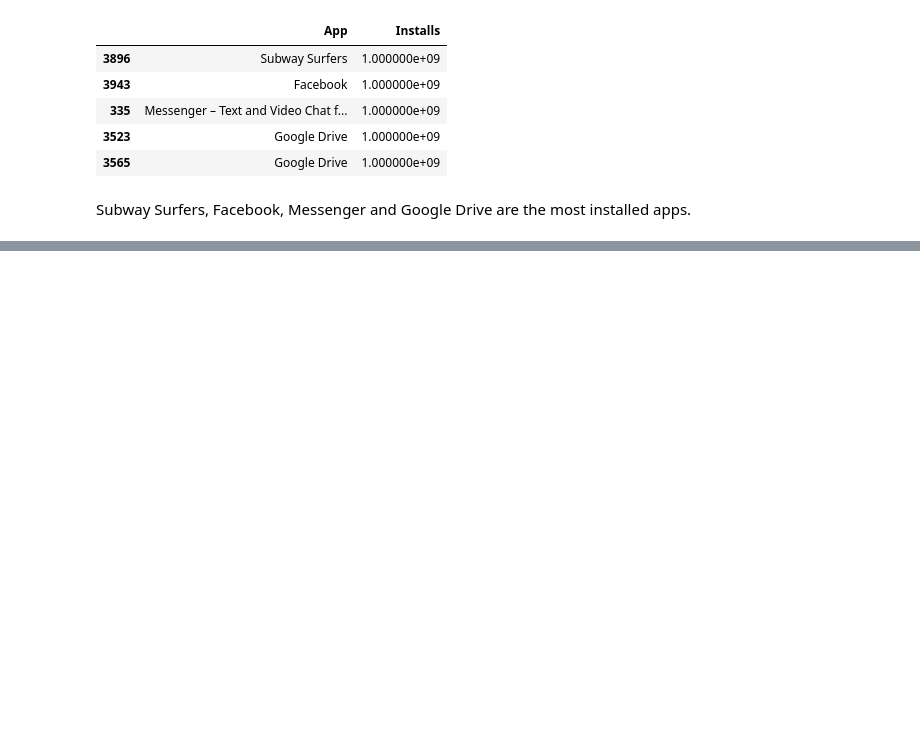
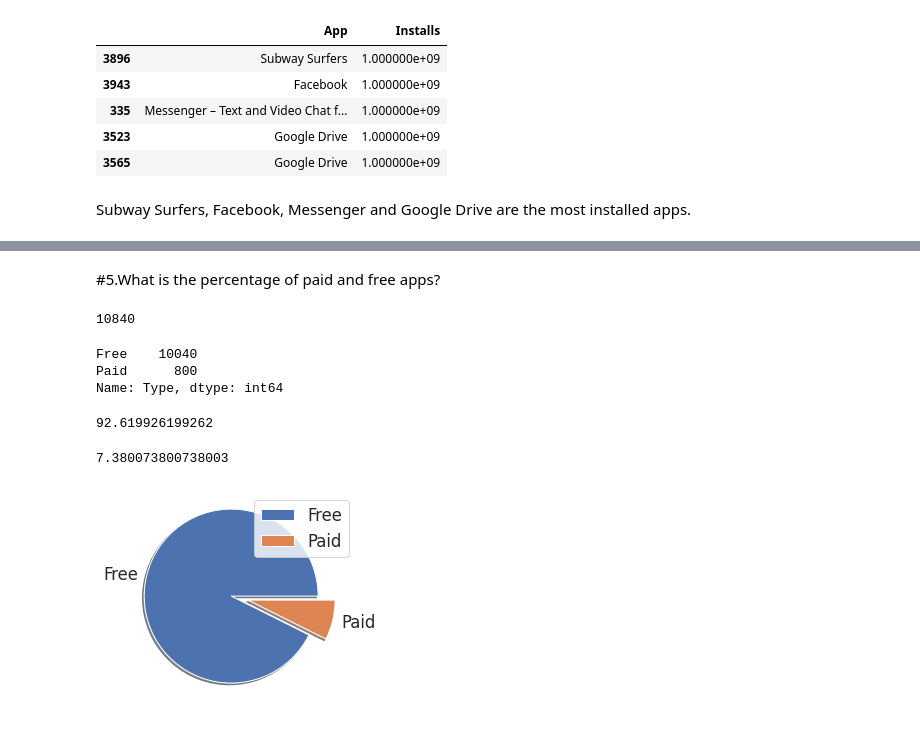
Before and after one commit to omajipawar/Play-Store-App-Review-Analysis, a Jupyter notebook: Play_Store_App_Review_Analysis(Omaji_pawar)_Capstone_Project.ipynb, the cells around one changed output, grey strips where cells are left out. Cells and saved outputs as stored; diff of their text form; code cells hidden in the pictures; blank space fills up the shorter version.

```diff
--- a/Play_Store_App_Review_Analysis(Omaji_pawar)_Capstone_Project.ipynb
+++ b/Play_Store_App_Review_Analysis(Omaji_pawar)_Capstone_Project.ipynb
@@ -478,0 +550,33 @@ Subway Surfers, Facebook, Messenger and Google Drive are the most installed apps
+# %% [markdown]
+#5.What is the percentage of paid and free apps?
+# %%
+#Total values present in 'Type' column
+df['Type'].count()
+# %% [output]
+10840
+# %%
+#Get the number of Free and  paid apps
+df['Type'].value_counts()
+# %% [output]
+Free    10040
+Paid      800
+Name: Type, dtype: int64
+# %%
+#Percentage of paid app
+free_app_percentage = df['Type'].value_counts()[0] *100 / df['Type'].count()
+free_app_percentage
+# %% [output]
+92.619926199262
+# %%
+#Percentage of Free app in dataset
+paid_app_percentage = 100 - free_app_percentage
+paid_app_percentage
+# %% [output]
+7.380073800738003
+# %%
+#plotting a piechart showing the percentage of Free and Paid apps.
+plt.pie(df['Type'].value_counts(),labels=['Free','Paid'],explode=[0.2,0],shadow=True)
+plt.legend()
+plt.show()
+# %% [output]
+[figure, added]
```
Also changed, not shown: parts of 19 cells of this notebook.
